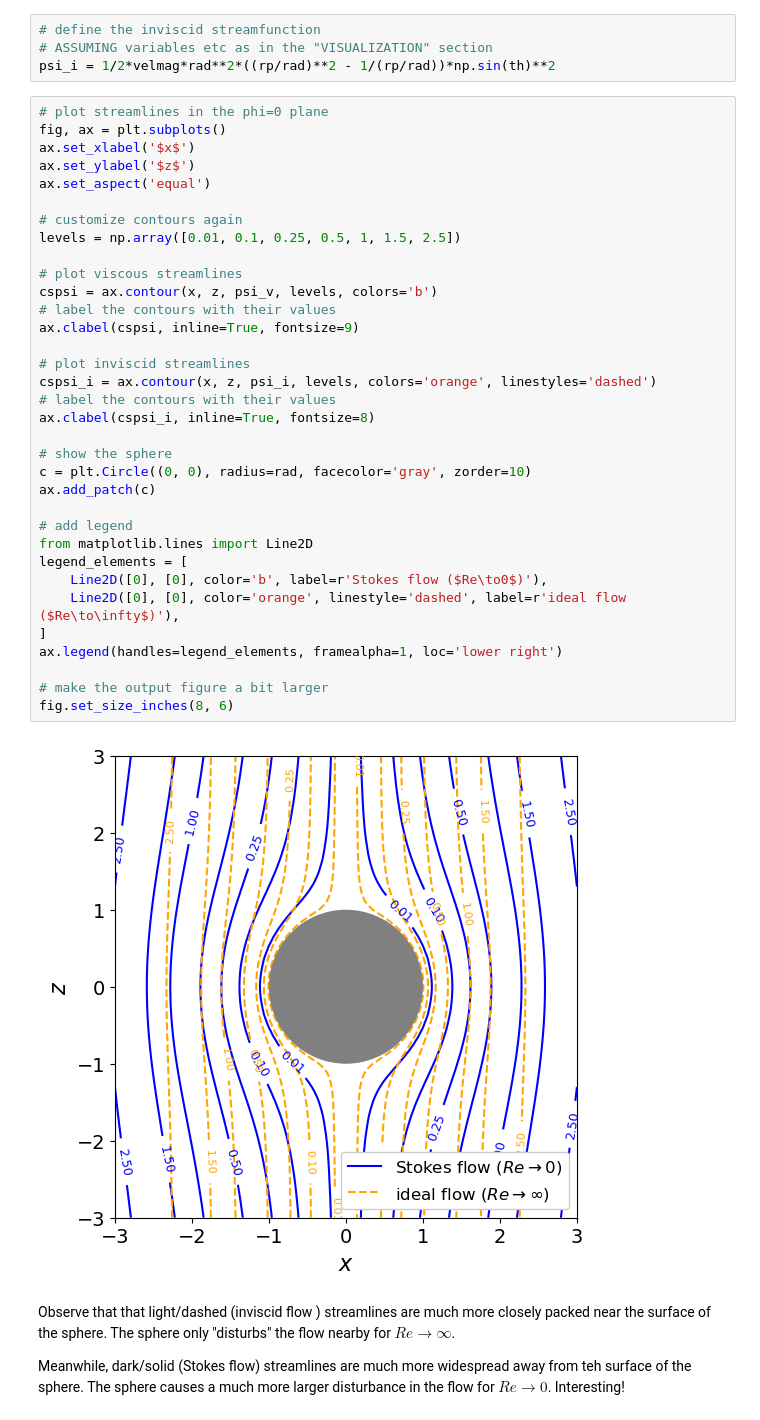
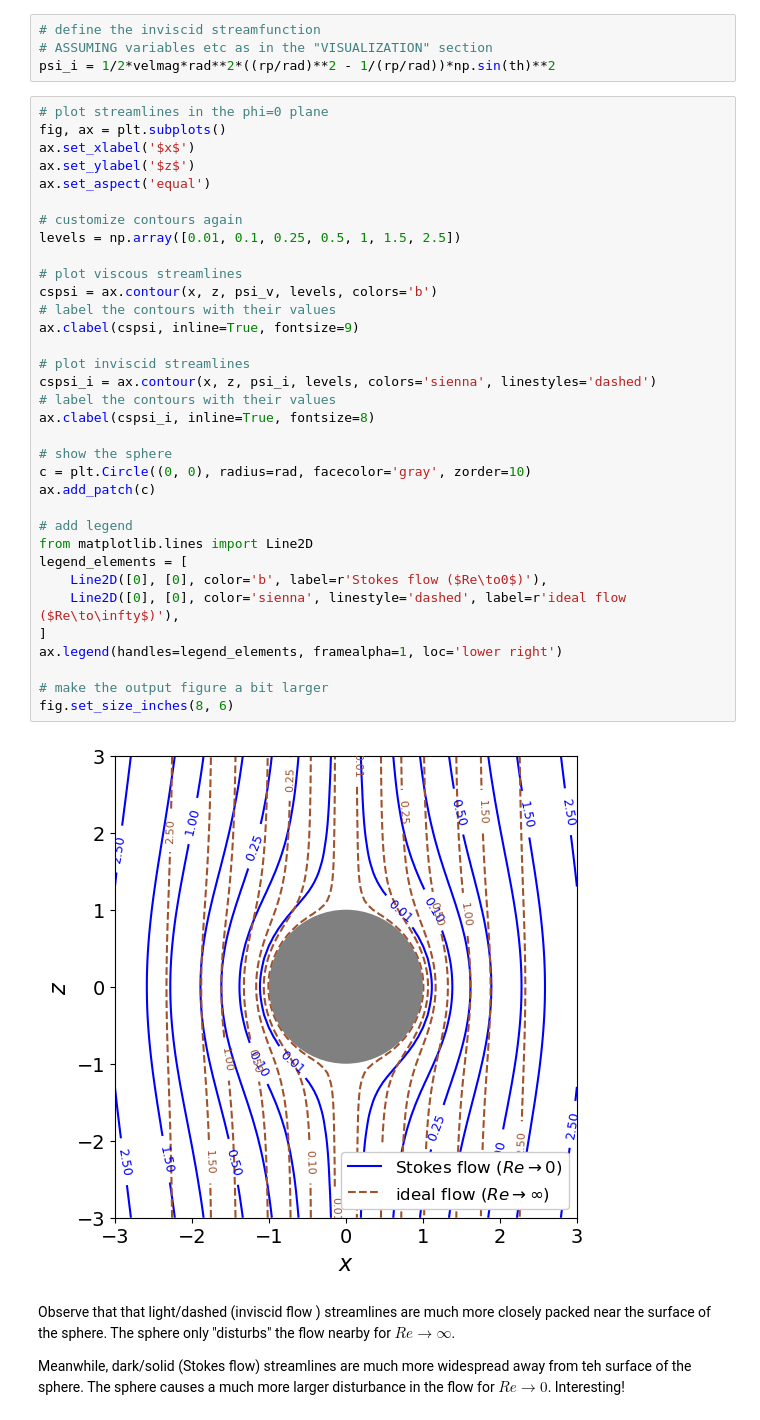
Before and after one commit to ichristov/intermediate-fluid-mechanics, a Jupyter notebook: Stokes_flow_past_sphere.ipynb, the cells around one changed output. Cells and saved outputs as stored; diff of their text form.

Commit message:
accessibility fixes - colors, etc

```diff
--- a/Stokes_flow_past_sphere.ipynb
+++ b/Stokes_flow_past_sphere.ipynb
@@ -752,36 +752,36 @@ fig, ax = plt.subplots()
 ax.set_xlabel('$x$')
 ax.set_ylabel('$z$')
 ax.set_aspect('equal')
 
 # customize contours again
 levels = np.array([0.01, 0.1, 0.25, 0.5, 1, 1.5, 2.5])
 
 # plot viscous streamlines
 cspsi = ax.contour(x, z, psi_v, levels, colors='b')
 # label the contours with their values
 ax.clabel(cspsi, inline=True, fontsize=9)
 
 # plot inviscid streamlines
-cspsi_i = ax.contour(x, z, psi_i, levels, colors='orange', linestyles='dashed')
+cspsi_i = ax.contour(x, z, psi_i, levels, colors='sienna', linestyles='dashed')
 # label the contours with their values
 ax.clabel(cspsi_i, inline=True, fontsize=8)
 
 # show the sphere
 c = plt.Circle((0, 0), radius=rad, facecolor='gray', zorder=10)
 ax.add_patch(c)
 
 # add legend
 from matplotlib.lines import Line2D
 legend_elements = [
     Line2D([0], [0], color='b', label=r'Stokes flow ($Re\to0$)'),
-    Line2D([0], [0], color='orange', linestyle='dashed', label=r'ideal flow ($Re\to\infty$)'),
+    Line2D([0], [0], color='sienna', linestyle='dashed', label=r'ideal flow ($Re\to\infty$)'),
 ]
 ax.legend(handles=legend_elements, framealpha=1, loc='lower right')
 
 # make the output figure a bit larger
 fig.set_size_inches(8, 6)
 # %% [output]
-[figure, old version]
+[figure, new version]
 # %% [markdown]
 Observe that that light/dashed (inviscid flow ) streamlines are much more closely packed near the surface of the sphere. The sphere only "disturbs" the flow nearby for $Re\to\infty$.
 
```
Also changed, not shown: parts of 1 cell of this notebook, 20 other files.
